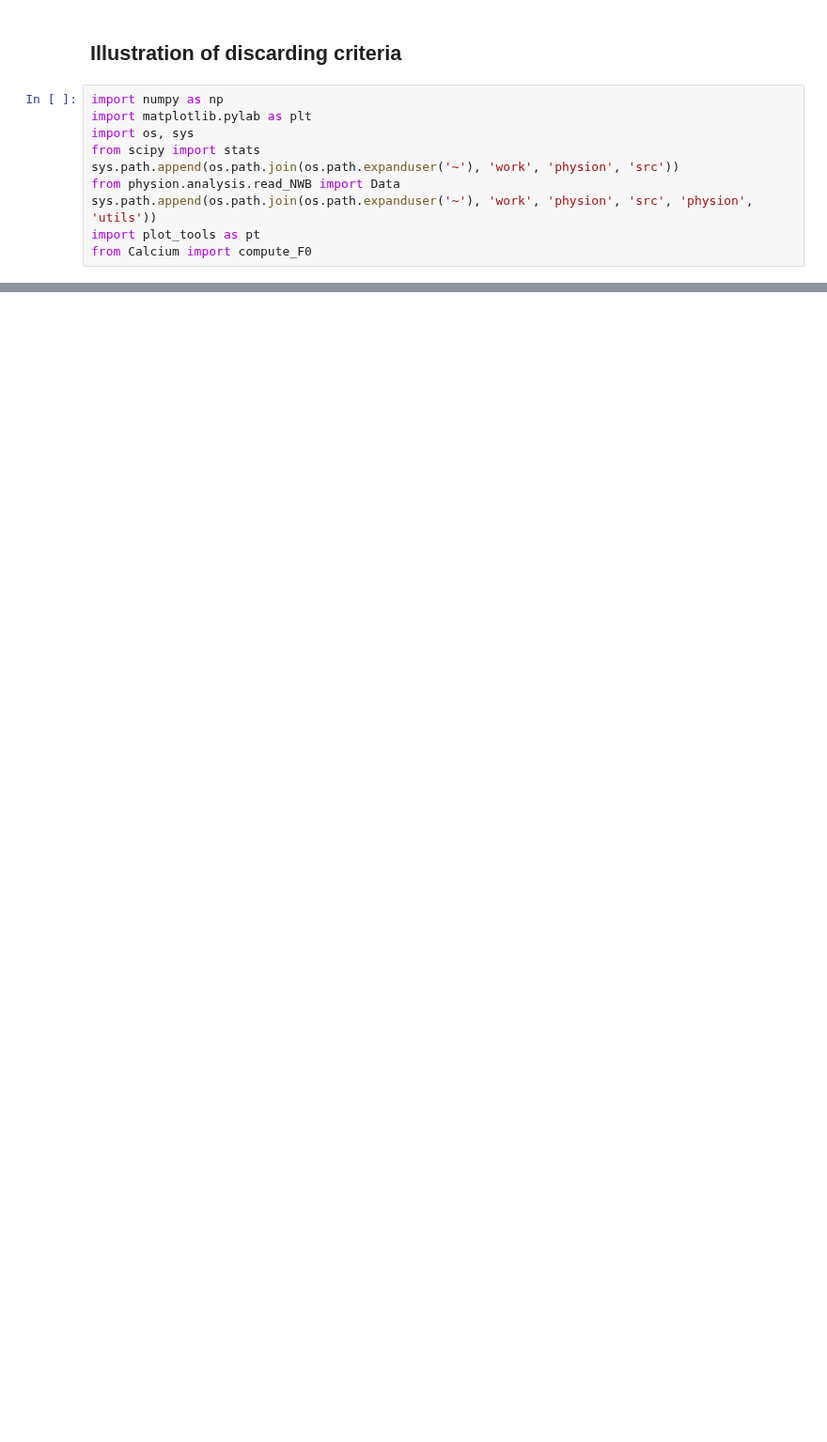
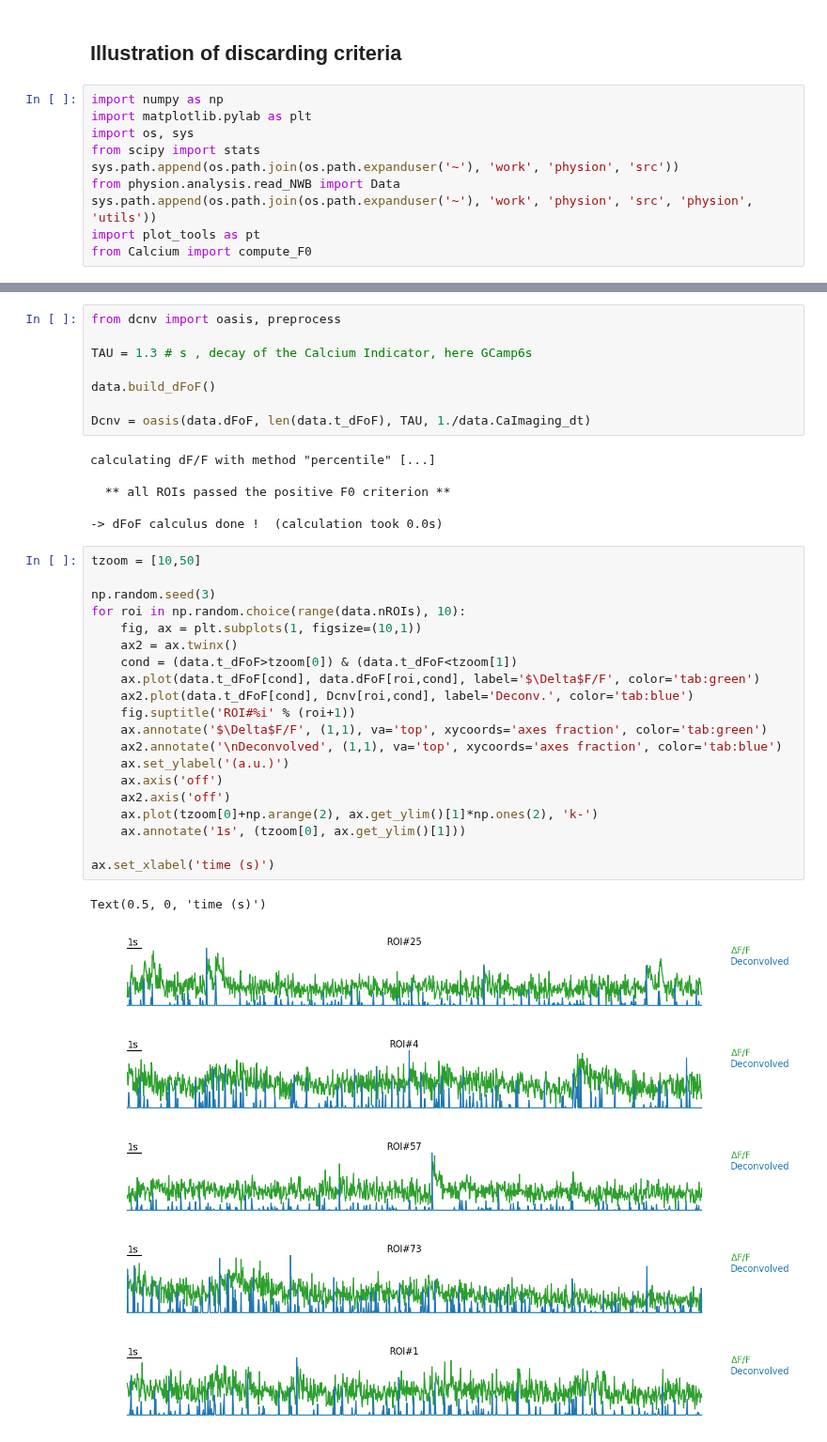
Before and after one commit to LauraGonzalez2000/Lab-notebook, a Jupyter notebook: src/physion/imaging/Calcium-Signal-Preprocessing.ipynb, the cells around one changed output, grey strips where cells are left out. Shown at 94% size. Cells and saved outputs as stored; diff of their text form; blank space fills up the shorter version.

```diff
--- a/src/physion/imaging/Calcium-Signal-Preprocessing.ipynb
+++ b/src/physion/imaging/Calcium-Signal-Preprocessing.ipynb
@@ -146,0 +156,41 @@ plt.xlabel('time (s)');
+# %%
+from dcnv import oasis, preprocess
+
+TAU = 1.3 # s , decay of the Calcium Indicator, here GCamp6s
+
+data.build_dFoF()
+
+Dcnv = oasis(data.dFoF, len(data.t_dFoF), TAU, 1./data.CaImaging_dt)
+# %% [output]
+calculating dF/F with method "percentile" [...]
+
+  ** all ROIs passed the positive F0 criterion **
+
+-> dFoF calculus done !  (calculation took 0.0s)
+# %%
+tzoom = [10,50]
+
+np.random.seed(3)
+for roi in np.random.choice(range(data.nROIs), 10):
+    fig, ax = plt.subplots(1, figsize=(10,1))
+    ax2 = ax.twinx()
+    cond = (data.t_dFoF>tzoom[0]) & (data.t_dFoF<tzoom[1])
+    ax.plot(data.t_dFoF[cond], data.dFoF[roi,cond], label='$\Delta$F/F', color='tab:green')
+    ax2.plot(data.t_dFoF[cond], Dcnv[roi,cond], label='Deconv.', color='tab:blue')
+    fig.suptitle('ROI#%i' % (roi+1))
+    ax.annotate('$\Delta$F/F', (1,1), va='top', xycoords='axes fraction', color='tab:green')
+    ax2.annotate('\nDeconvolved', (1,1), va='top', xycoords='axes fraction', color='tab:blue')
+    ax.set_ylabel('(a.u.)')
+    ax.axis('off')
+    ax2.axis('off')
+    ax.plot(tzoom[0]+np.arange(2), ax.get_ylim()[1]*np.ones(2), 'k-')
+    ax.annotate('1s', (tzoom[0], ax.get_ylim()[1]))
+
+ax.set_xlabel('time (s)')
+# %% [output]
+Text(0.5, 0, 'time (s)')
+[figure, added]
+[figure, added]
+[figure, added]
+[figure, added]
+[figure, added]
```
Also changed, not shown: parts of 9 cells of this notebook.
